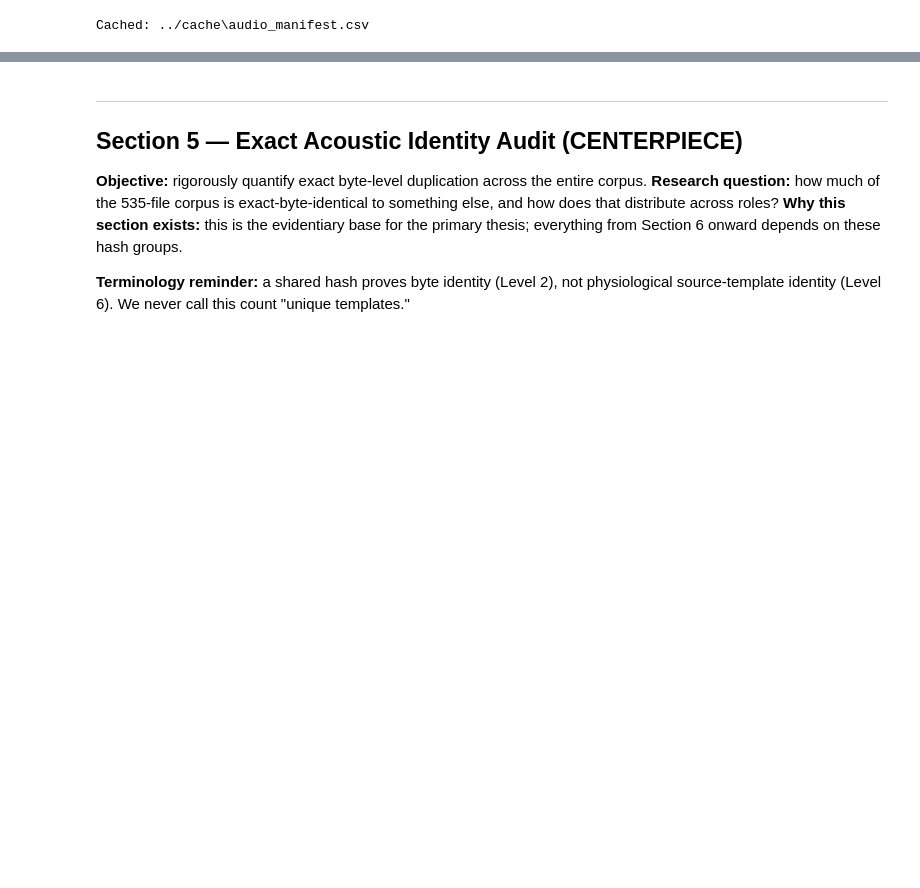
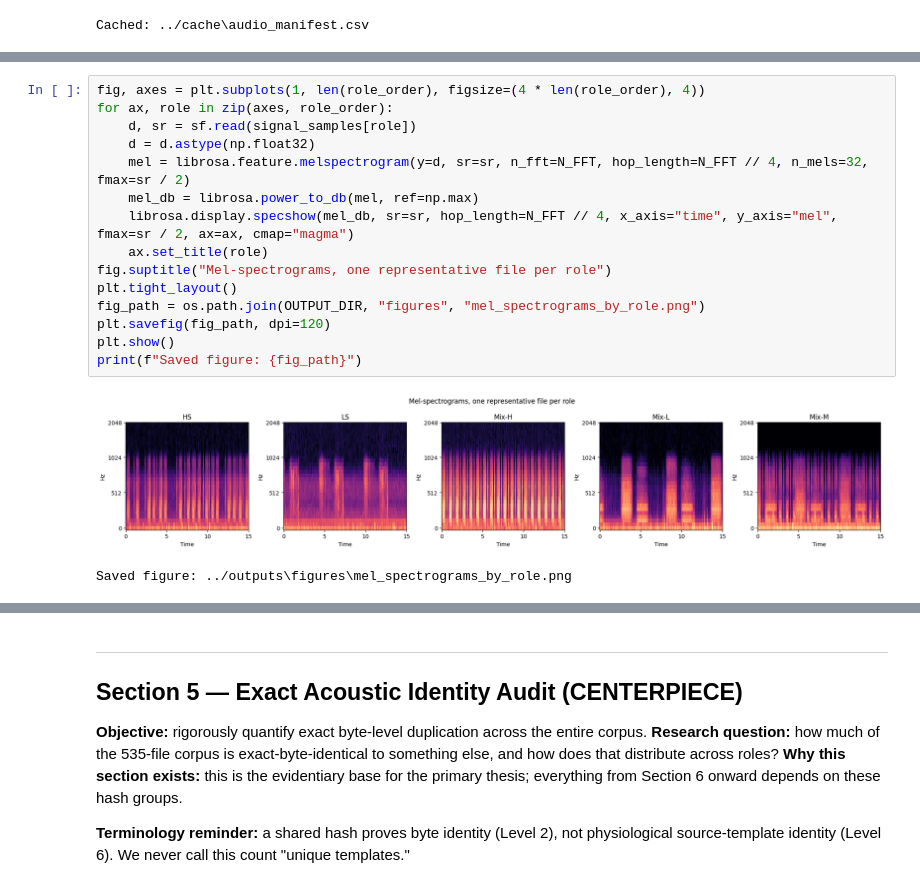
Before and after one commit to Om7035/HLS_CMDS_EDA_notebook, a Jupyter notebook: notebooks/HLS_CMDS_EDA_notebook.ipynb, the cells around one changed output, grey strips where cells are left out. Drawn from its saved outputs; the diff is of its cells as text; blank space fills up the shorter version.

```diff
--- a/notebooks/HLS_CMDS_EDA_notebook.ipynb
+++ b/notebooks/HLS_CMDS_EDA_notebook.ipynb
@@ -459,0 +531,18 @@ Cached: ../cache\audio_manifest.csv
+# %%
+fig, axes = plt.subplots(1, len(role_order), figsize=(4 * len(role_order), 4))
+for ax, role in zip(axes, role_order):
+    d, sr = sf.read(signal_samples[role])
+    d = d.astype(np.float32)
+    mel = librosa.feature.melspectrogram(y=d, sr=sr, n_fft=N_FFT, hop_length=N_FFT // 4, n_mels=32, fmax=sr / 2)
+    mel_db = librosa.power_to_db(mel, ref=np.max)
+    librosa.display.specshow(mel_db, sr=sr, hop_length=N_FFT // 4, x_axis="time", y_axis="mel", fmax=sr / 2, ax=ax, cmap="magma")
+    ax.set_title(role)
+fig.suptitle("Mel-spectrograms, one representative file per role")
+plt.tight_layout()
+fig_path = os.path.join(OUTPUT_DIR, "figures", "mel_spectrograms_by_role.png")
+plt.savefig(fig_path, dpi=120)
+plt.show()
+print(f"Saved figure: {fig_path}")
+# %% [output]
+[figure, added]
+Saved figure: ../outputs\figures\mel_spectrograms_by_role.png
```
Also changed, not shown: parts of 10 cells of this notebook, 6 other files.
